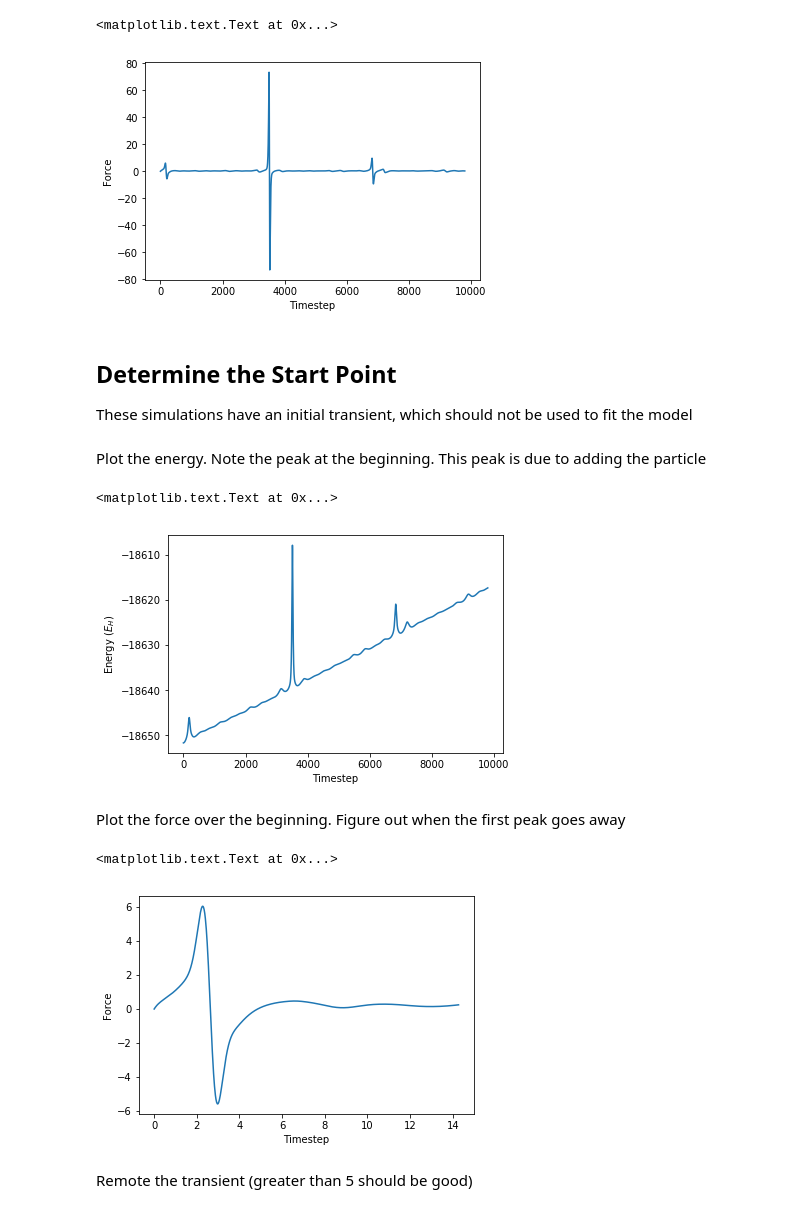
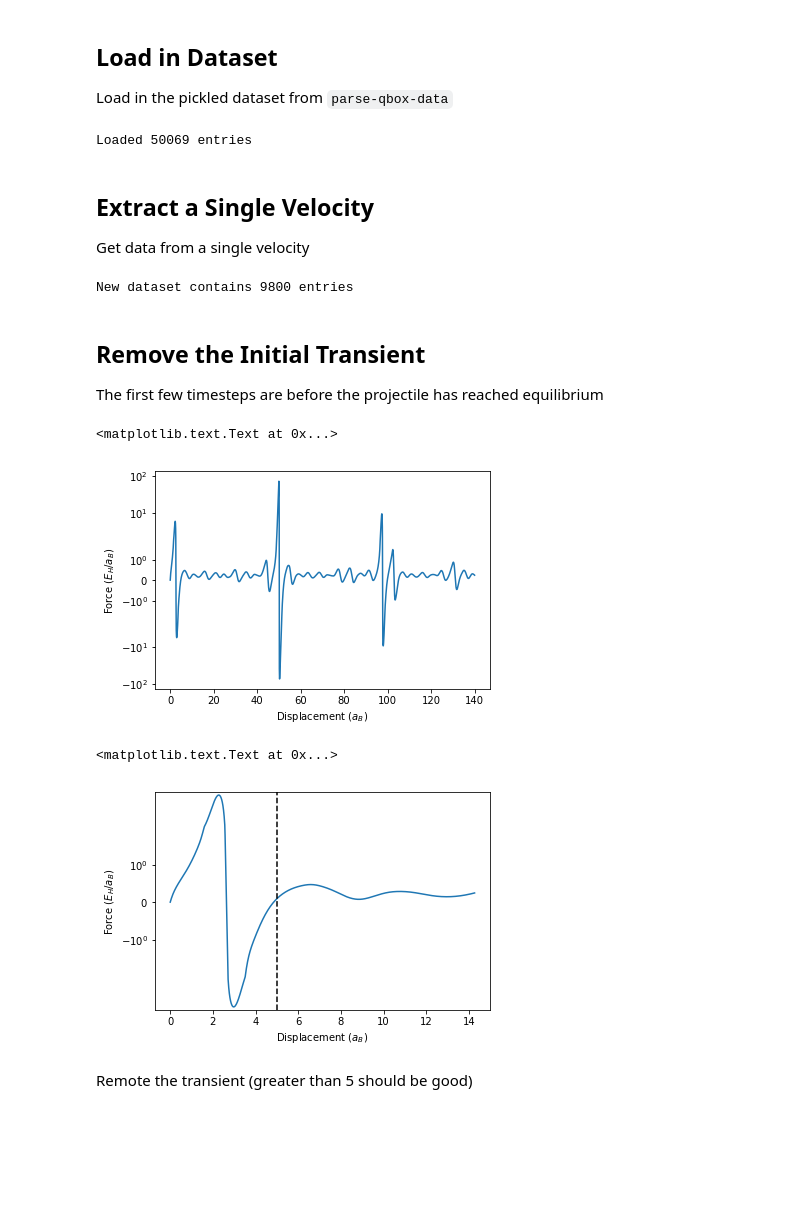
Before and after one commit to globus-labs/stopping-power-ml, a Jupyter notebook: generate-training-set.ipynb, the cells around one changed output. Cells and saved outputs as stored; diff of their text form; code cells hidden in the pictures; blank space fills up the shorter version.

```diff
--- a/generate-training-set.ipynb
+++ b/generate-training-set.ipynb
@@ -58,40 +30,50 @@ Make sure nothing looks stupid wrong, and that it matches with up Andre's paper.
+# %% [markdown]
+## Load in Dataset
+Load in the pickled dataset from `parse-qbox-data`
+# %%
+data = pkl.load(open('data.pkl', 'rb'))
+print('Loaded %d entries'%len(data))
+# %% [output]
+Loaded 50069 entries
+# %% [markdown]
+## Extract a Single Velocity
+Get data from a single velocity
+# %%
+data = data[data['file'].str.contains('Dv1.0')]
+print('New dataset contains %d entries'%len(data))
+# %% [output]
+New dataset contains 9800 entries
+# %% [markdown]
+## Remove the Initial Transient
+The first few timesteps are before the projectile has reached equilibrium
 # %%
 fig, ax = plt.subplots()
 
-ax.plot(data['timestep'], data['force'])
+ax.plot(data['displacement'], data['force'])
 
-ax.set_xlabel('Timestep')
-ax.set_ylabel('Force')
+ax.set_yscale('symlog')
+
+ax.set_xlabel('Displacement ($a_B$)')
+ax.set_ylabel('Force ($E_H / a_B$)')
 # %% [output]
 <matplotlib.text.Text at 0x...>
-[figure, old version]
+[figure, new version]
-# %% [markdown]
-## Determine the Start Point
-These simulations have an initial transient, which should not be used to fit the model
-# %% [markdown]
-Plot the energy. Note the peak at the beginning. This peak is due to adding the particle
 # %%
 fig, ax = plt.subplots()
 
-ax.plot(data['timestep'], data['energy'])
+ax.plot(data['displacement'][:1000], data['force'][:1000])
 
-ax.set_xlabel('Timestep')
-ax.set_ylabel('Energy ($E_H$)')
+ax.set_ylim(ax.get_ylim())
+
+ax.plot([5,]*2, ax.get_ylim(), 'k--')
+
+ax.set_yscale('symlog')
+
+ax.set_xlabel('Displacement ($a_B$)')
+ax.set_ylabel('Force ($E_H / a_B$)')
 # %% [output]
 <matplotlib.text.Text at 0x...>
-[figure, old version]
+[figure, new version]
-# %% [markdown]
-Plot the force over the beginning. Figure out when the first peak goes away
-# %%
-fig, ax = plt.subplots()
-
-ax.plot(data['displacement'][:1000], data['force'][:1000])
-
-ax.set_xlabel('Timestep')
-ax.set_ylabel('Force')
-# %% [output]
-<matplotlib.text.Text at 0x...>
-[figure, removed]
 # %% [markdown]
 Remote the transient (greater than 5 should be good)
 # %%
```
Also changed, not shown: parts of 42 cells of this notebook, 2 other files.
